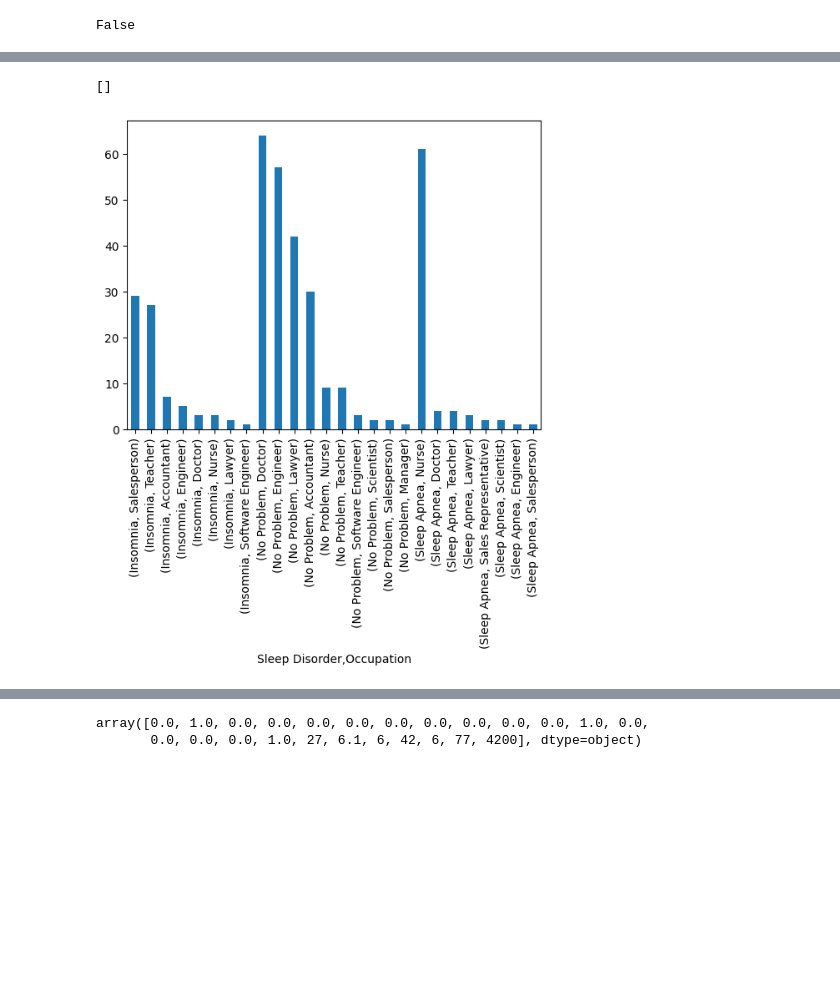
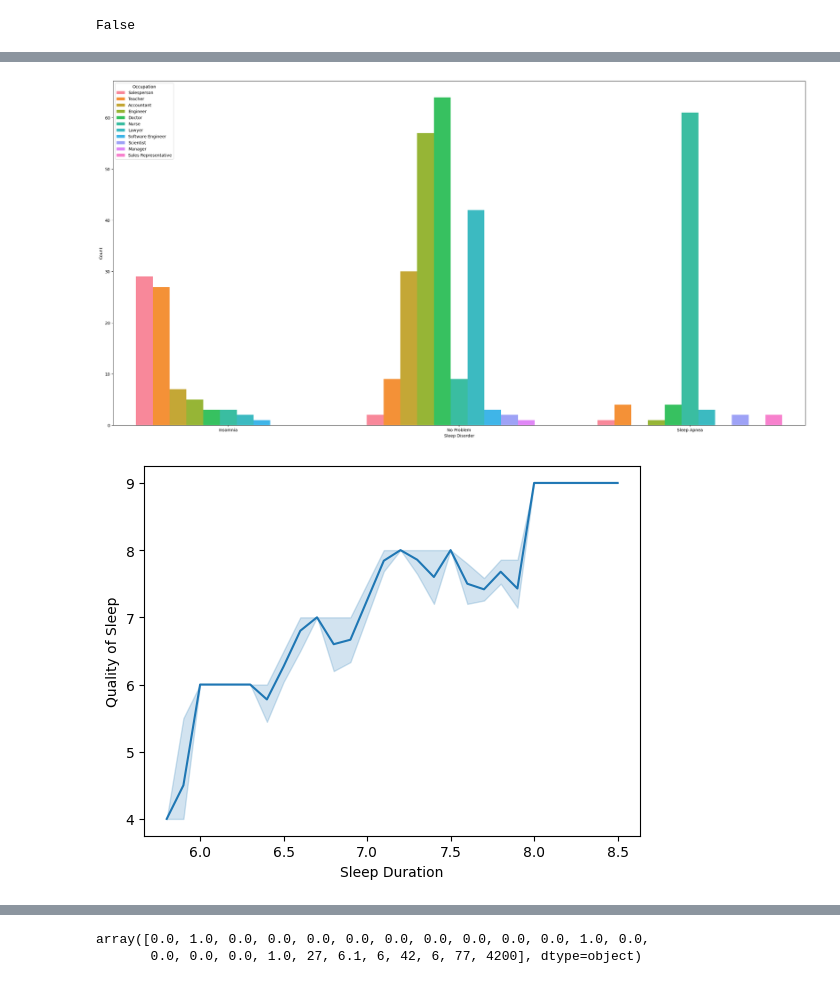
Before and after one commit to marcelo-soares-souza/Trabalho-PUC-MG, a Jupyter notebook: analysis.ipynb, the cells around one changed output, grey strips where cells are left out. Saved outputs shown, nothing was run; the diff lists cells and outputs as text; code cells hidden in the pictures; blank space fills up the shorter version.

```diff
--- a/analysis.ipynb
+++ b/analysis.ipynb
@@ -42,7 +43,7 @@ df.iloc[:, :-1].isnull().values.any() # Verificando se Exist algum valor Null no
 # %% [output]
 False
 # %%
-df = df.drop(columns=['Blood Pressure'])
+df = df.drop(columns=['Person ID', 'Blood Pressure'])
 # %%
 df["Sleep Disorder"].fillna("No Problem", inplace = True)
 df.iloc[:, -1].isnull().values.any()
@@ -60,7 +66,12 @@ plt.show()
 # %%
-# sns.barplot(y='Occupation',x='Occupation', hue='Sleep Disorder',data=df);
-df.groupby(['Sleep Disorder'])['Occupation'].value_counts().plot(kind='bar')
-plt.plot()
+dft = df.groupby(['Sleep Disorder']).Occupation.value_counts().reset_index(name='Count')
+plt.figure(figsize=(30,15))
+sns.barplot(x='Sleep Disorder', y='Count', data=dft, hue='Occupation', saturation=1)
+plt.show()
 # %% [output]
-[]
-[figure, old version]
+[figure, new version]
+# %%
+sns.lineplot(data=df, x="Sleep Duration", y="Quality of Sleep")
+plt.show()
+# %% [output]
+[figure, added]
```
Also changed, not shown: parts of 9 cells of this notebook.
